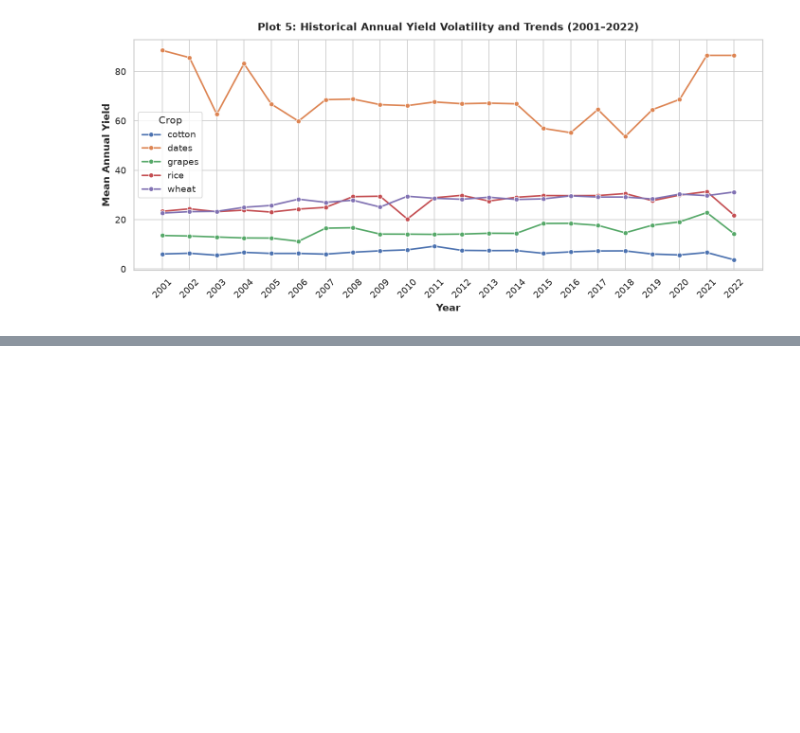
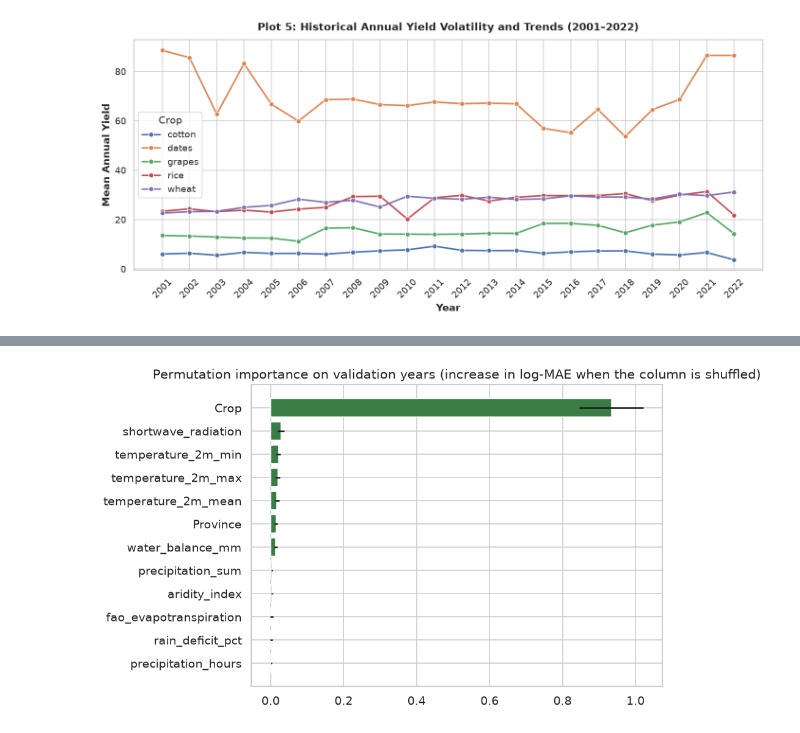
Before and after one commit to SyedMuhammadHunain/Climate-Machine-Learning, a Jupyter notebook: notebooks/01_low_water_crop_selection.ipynb, the cells around one changed output, grey strips where cells are left out. Saved outputs shown, nothing was run; the diff lists cells and outputs as text; code cells hidden in the pictures; blank space fills up the shorter version.

```diff
--- a/notebooks/01_low_water_crop_selection.ipynb
+++ b/notebooks/01_low_water_crop_selection.ipynb
@@ -620,0 +307,8 @@ plt.show()
+# %%
+imp = pd.DataFrame(metrics["permutation_importance_val_log_mae"]).T.sort_values("mean")
+fig, ax = plt.subplots(figsize=(8, 5))
+ax.barh(imp.index, imp["mean"], xerr=imp["std"], color="#3a7d44")
+ax.set_title("Permutation importance on validation years (increase in log-MAE when the column is shuffled)")
+plt.tight_layout(); plt.show()
+# %% [output]
+[figure, added]
```
Also changed, not shown: parts of 23 cells of this notebook, 10 other files.
